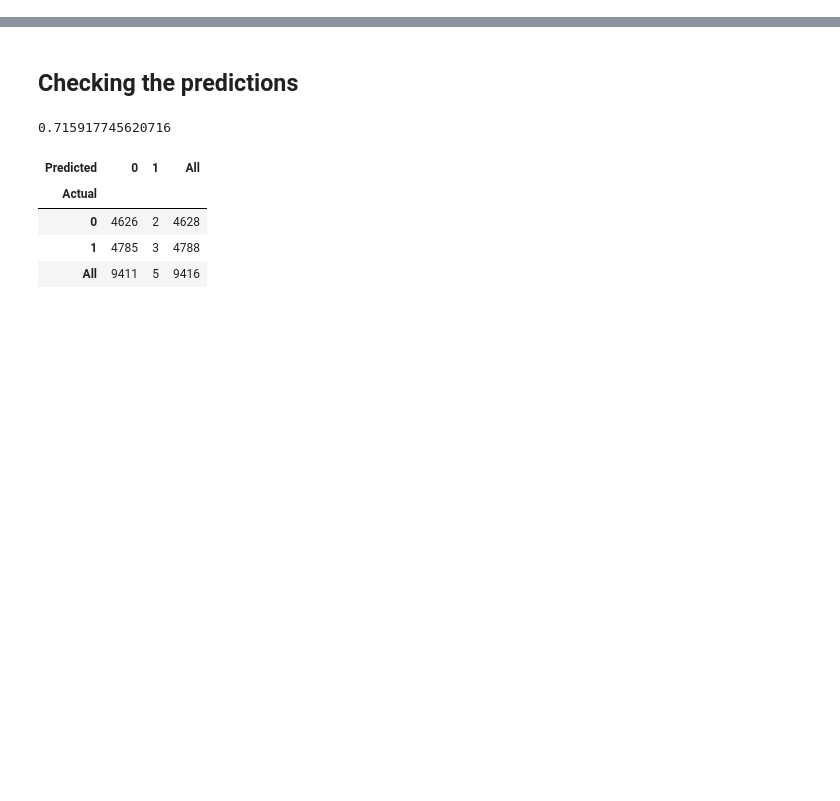
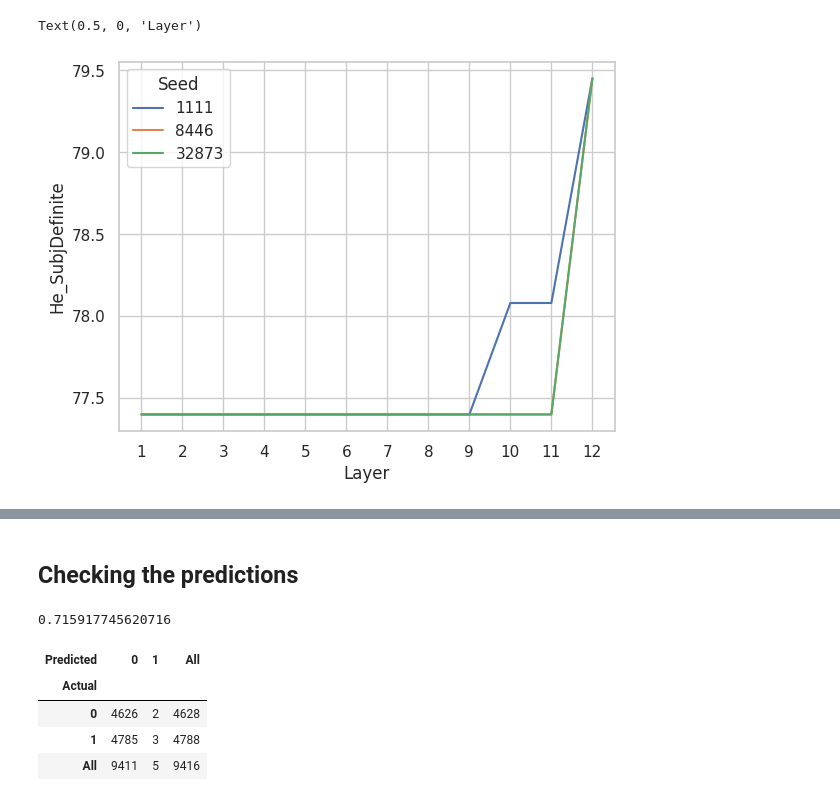
Before and after one commit to vgaraujov/SentEval, a Jupyter notebook: read_pickle.ipynb, the cells around one changed output, grey strips where cells are left out. Cells and saved outputs as stored; diff of their text form; code cells hidden in the pictures; blank space fills up the shorter version.

```diff
--- a/read_pickle.ipynb
+++ b/read_pickle.ipynb
@@ -200,0 +401,9 @@ def return_df(lang):
+# %%
+dev_df_1111 = return_df_seeds(language, '1111')
+dev_df_1111['Seed'] = '1111'
+# %%
+dev_df_8446 = return_df_seeds(language, '8446')
+dev_df_8446['Seed'] = '8446'
+# %%
+dev_df_32873 = return_df_seeds(language, '32873')
+dev_df_32873['Seed'] = '32873'
@@ -201 +431,9 @@ def return_df(lang):
+# %%
+ax = sns.lineplot(data=df_seeds, x=df_seeds.index, y=df_seeds.columns[8], hue='Seed')
+ax.set_xticks(range(1,13))
+# ax.set_yticks(range(0,101,10))
+ax.set_xlabel('Layer')
+# %% [output]
+Text(0.5, 0, 'Layer')
+[figure, added]
 # %%
```
Also changed, not shown: parts of 9 cells of this notebook, 1 other file.
